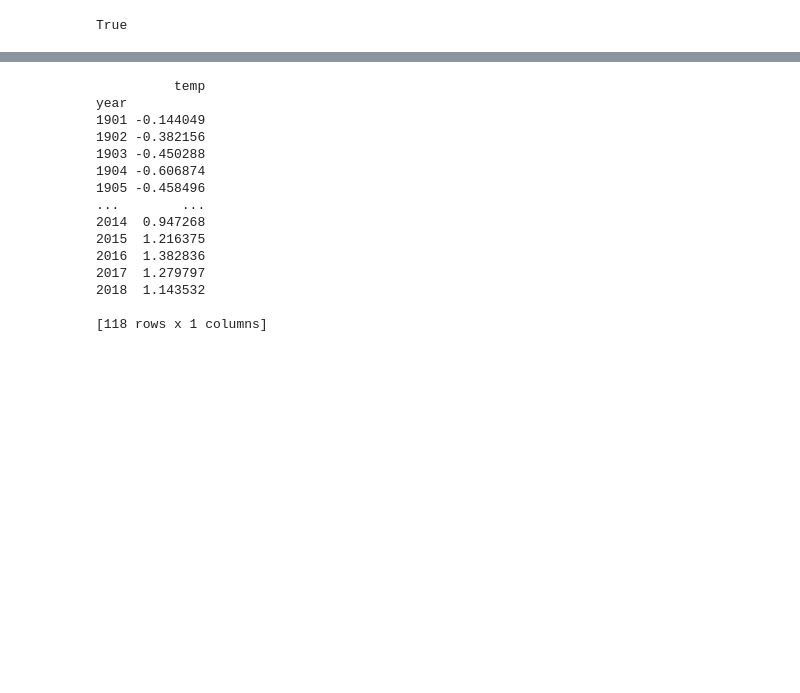
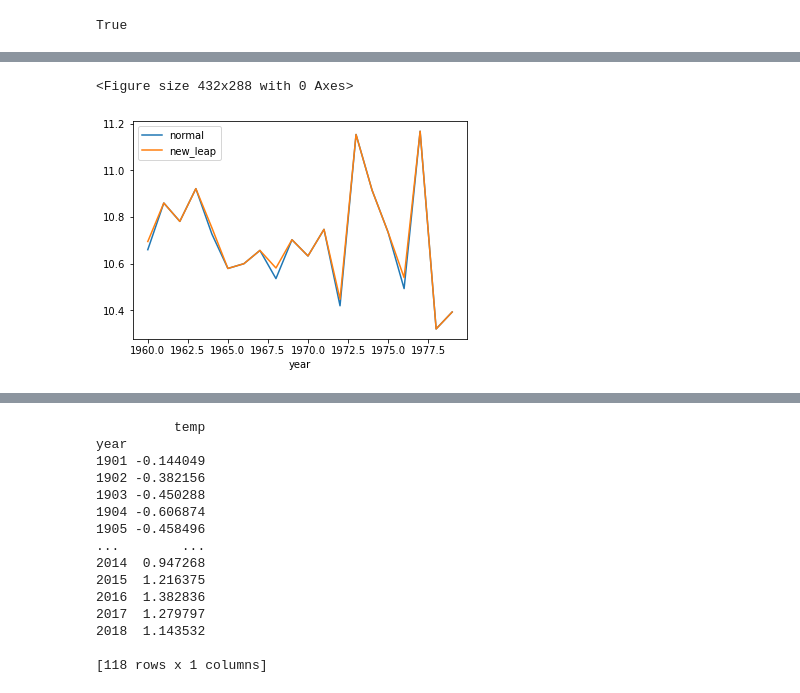
Before and after one commit to nearwalden/wxcal, a Jupyter notebook: Untitled.ipynb, the cells around one changed output, grey strips where cells are left out. Saved outputs shown, nothing was run; the diff lists cells and outputs as text; code cells hidden in the pictures; blank space fills up the shorter version.

```diff
--- a/Untitled.ipynb
+++ b/Untitled.ipynb
@@ -49,3 +53,8 @@ new_leap.plot_delta(25, -114, start=1900, end=2001)
+# %%
+new_leap.plot_mean(start=1960, end=1980, path="/mnt/c/Users/nearw/figure.png")
+# %% [output]
+<Figure size 432x288 with 0 Axes>
+[figure, added]
 # %%
 new = p.read_csv(new_leap.OUT_DIR + 'new_leap_yr.csv')
 # %%
```
Also changed, not shown: parts of 7 cells of this notebook, 1 other file.
